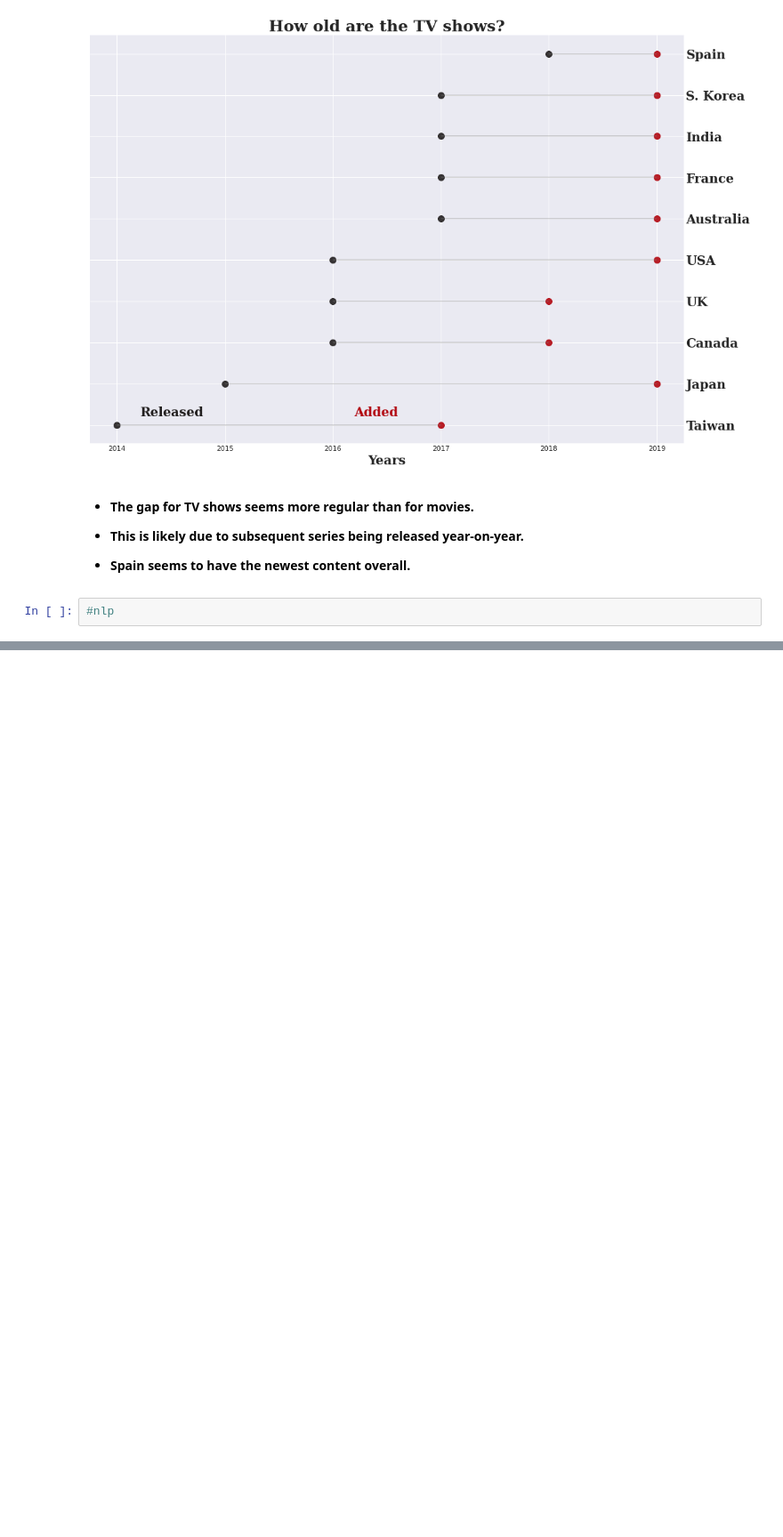
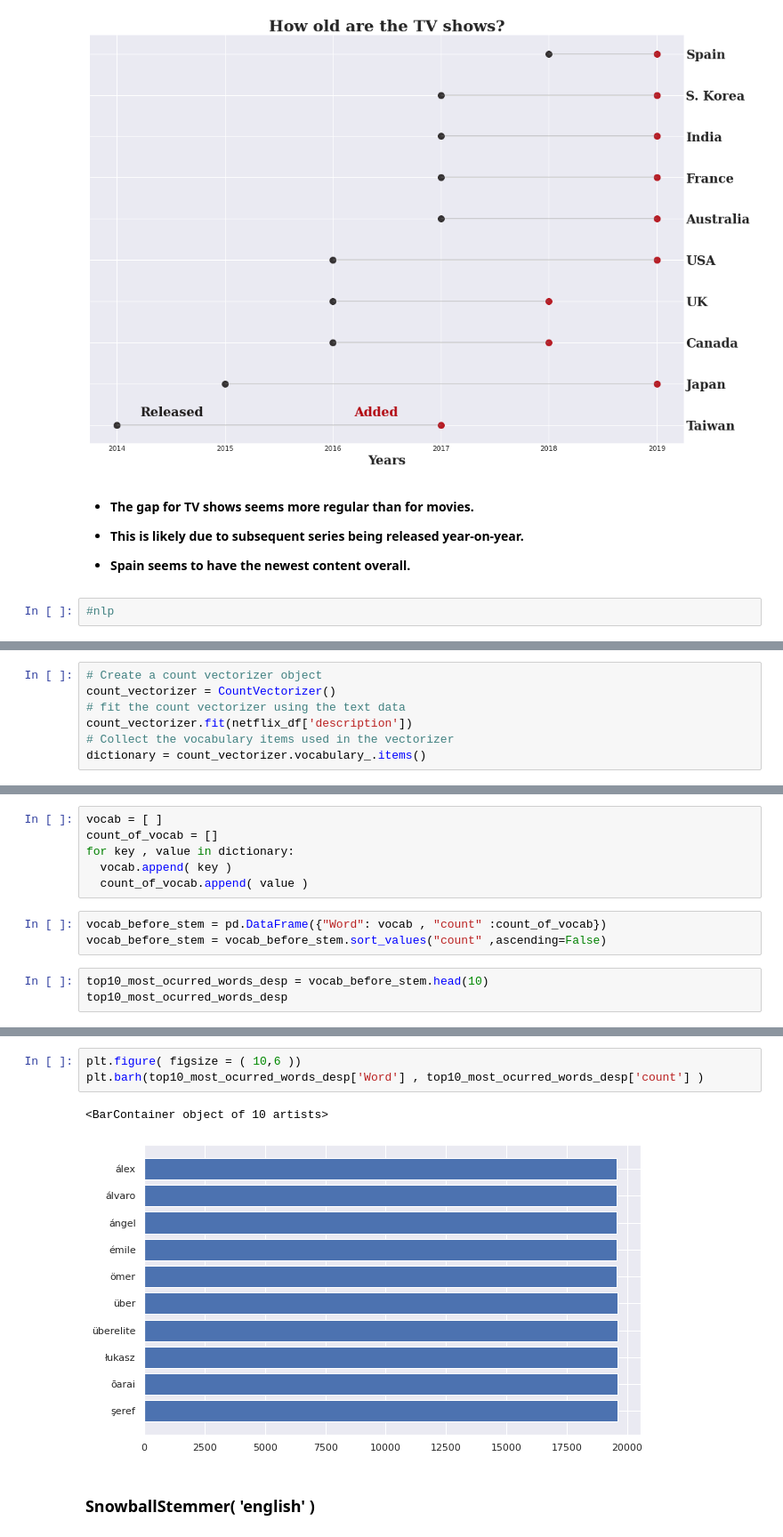
Before and after one commit to priyankashinde-DS/Capstone_project-Netflix_Movies-TV_Shows, a Jupyter notebook: NETFLIX_MOVIES_AND_TV_SHOWS_CLUSTERING.ipynb, the cells around one changed output, grey strips where cells are left out. Shown at 89% size. Drawn from its saved outputs; the diff is of its cells as text; blank space fills up the shorter version.

```diff
--- a/NETFLIX_MOVIES_AND_TV_SHOWS_CLUSTERING.ipynb
+++ b/NETFLIX_MOVIES_AND_TV_SHOWS_CLUSTERING.ipynb
@@ -1091,0 +1333,7 @@ overall.**
+# %%
+# Create a count vectorizer object
+count_vectorizer = CountVectorizer()
+# fit the count vectorizer using the text data
+count_vectorizer.fit(netflix_df['description'])
+# Collect the vocabulary items used in the vectorizer
+dictionary = count_vectorizer.vocabulary_.items()
@@ -1091,0 +1344,12 @@ overall.**
+# %%
+vocab = [ ]
+count_of_vocab = []
+for key , value in dictionary:
+  vocab.append( key )
+  count_of_vocab.append( value )
+# %%
+vocab_before_stem = pd.DataFrame({"Word": vocab , "count" :count_of_vocab})
+vocab_before_stem = vocab_before_stem.sort_values("count" ,ascending=False)
+# %%
+top10_most_ocurred_words_desp = vocab_before_stem.head(10)
+top10_most_ocurred_words_desp
@@ -1091,0 +1368,8 @@ overall.**
+# %%
+plt.figure( figsize = ( 10,6 ))
+plt.barh(top10_most_ocurred_words_desp['Word'] , top10_most_ocurred_words_desp['count'] )
+# %% [output]
+<BarContainer object of 10 artists>
+[figure, added]
+# %% [markdown]
+### **SnowballStemmer( 'english' )**
```
Also changed, not shown: parts of 58 cells of this notebook.
